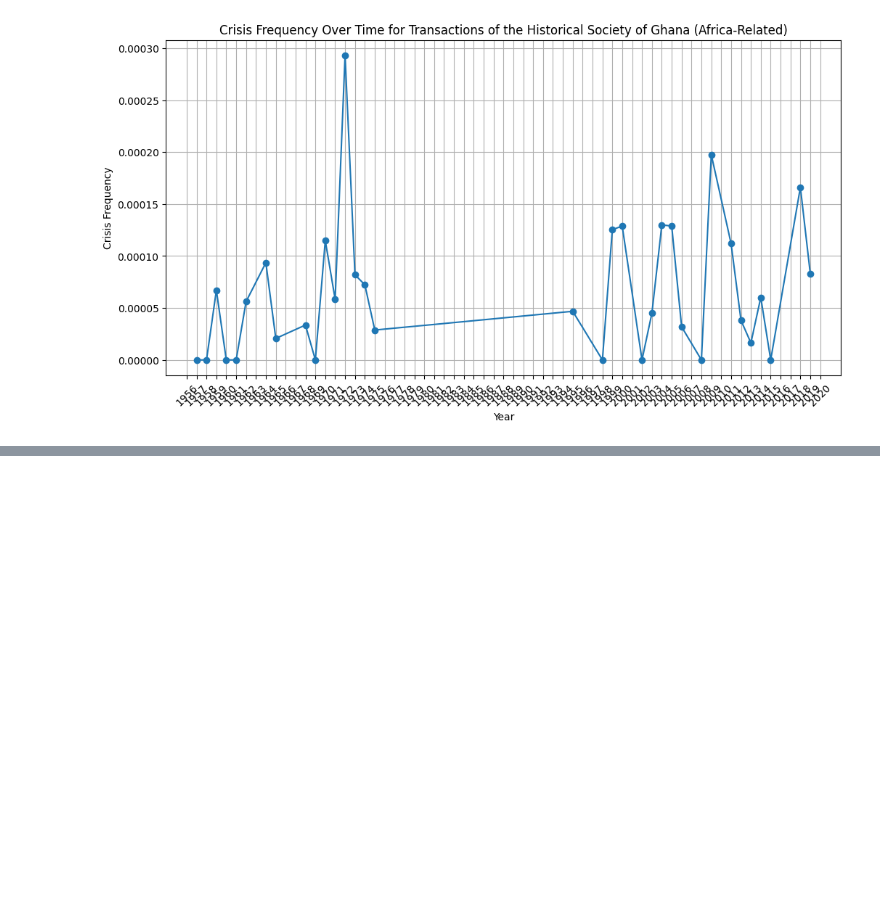
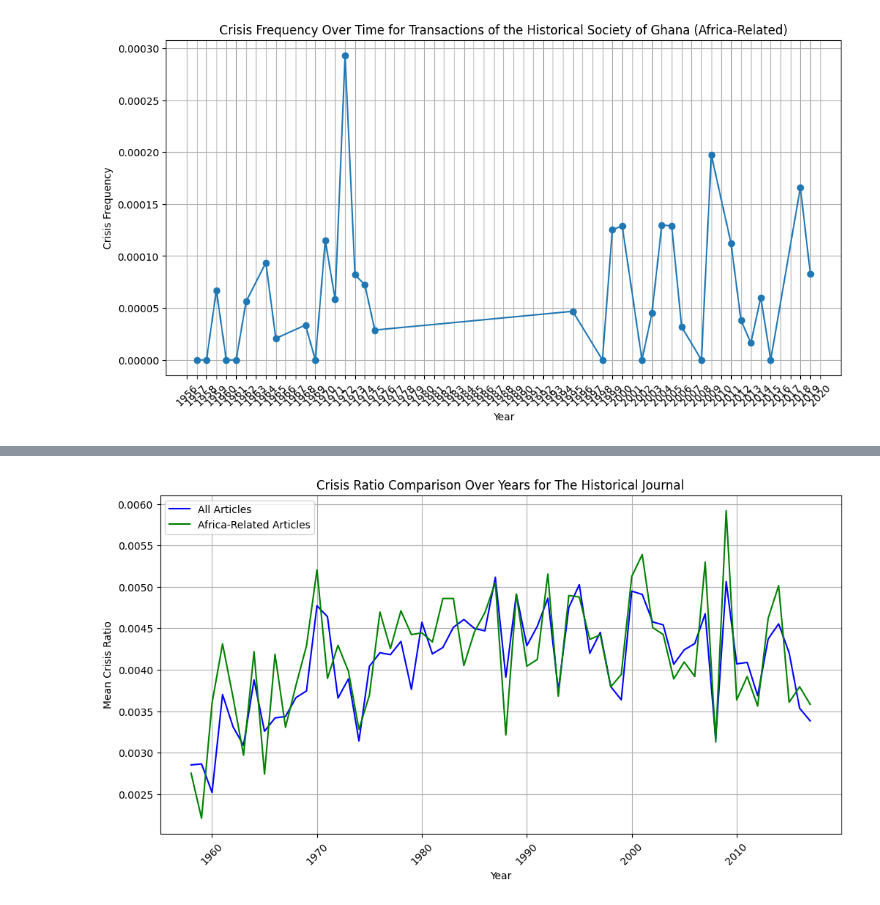
Before and after one commit to chattock/Africa, a Jupyter notebook: Part-2.ipynb, the cells around one changed output, grey strips where cells are left out. Saved outputs shown, nothing was run; the diff lists cells and outputs as text; code cells hidden in the pictures; blank space fills up the shorter version.

```diff
--- a/Part-2.ipynb
+++ b/Part-2.ipynb
@@ -470,0 +559,83 @@ See the caveats in the documentation: https://pandas.pydata.org/pandas-docs/stab
+# %%
+import json
+import pandas as pd
+import matplotlib.pyplot as plt
+
+# Define the function to calculate crisis ratio
+def calculate_crisis_ratio(full_text, word_count):
+    crisis_keywords = ['crisis', 'conflict', 'war', 'famine', 'disaster', 'emergency']
+    text = ' '.join(full_text).lower()
+    crisis_count = sum(text.count(keyword) for keyword in crisis_keywords)
+    return crisis_count / word_count if word_count > 0 else 0
+
+# Load data
+file_path = "part-1.jsonl"
+data = []
+with open(file_path, 'r', encoding='utf-8') as file:
+    for line in file:
+        data.append(json.loads(line))
+
+# Convert to DataFrame
+df = pd.DataFrame(data)
+
+# Filter for specific journals
+selected_journals = [
+    "The Historical Journal",
+    "Past & Present",
+    "History Workshop Journal"
+]
+
+df = df[df['isPartOf'].isin(selected_journals)]
+
+# Calculate crisis ratio for all articles
+df['crisis_ratio'] = df.apply(lambda row: calculate_crisis_ratio(row['fullText'], row['wordCount']), axis=1)
+
+# Filter Africa-related articles
+africa_keywords = [
+    'africa', 'nigeria', 'kenya', 'ghana', 'egypt', 'south africa', 'cairo',
+    'lagos', 'nairobi', 'accra', 'johannesburg', 'algeria', 'morocco', 'tanzania',
+    'uganda', 'ethiopia', 'zambia', 'zimbabwe', 'senegal', 'tunisia', 'sudan',
+    'angola', 'cameroon', 'ivory coast', 'madagascar', 'mozambique', 'rwanda',
+    'libya', 'mali', 'malawi', 'botswana', 'namibia', 'burundi', 'chad',
+    'congo', 'drc', 'eritrea', 'gabon', 'gambia', 'guinea', 'lesotho',
+    'liberia', 'mauritania', 'mauritius', 'niger', 'seychelles', 'sierra leone',
+    'somalia', 'eswatini', 'togo', 'benin', 'burkina faso', 'cape verde',
+    'comoros', 'djibouti', 'equatorial guinea', 'western sahara'
+]
+
+df_africa_related = df[
+    df['fullText'].apply(lambda text_list: any(keyword in ' '.join(text_list).lower() for keyword in africa_keywords))
+]
+
+# Calculate crisis ratio for Africa-related articles
+df_africa_related['crisis_ratio'] = df_africa_related.apply(
+    lambda row: calculate_crisis_ratio(row['fullText'], row['wordCount']),
+    axis=1
+)
+
+# Group by 'isPartOf' and 'publicationYear', then calculate mean crisis ratio
+crisis_ratio_all = df.groupby(['isPartOf', 'publicationYear'])['crisis_ratio'].mean().reset_index()
+crisis_ratio_africa = df_africa_related.groupby(['isPartOf', 'publicationYear'])['crisis_ratio'].mean().reset_index()
+
+# Merge dataframes
+crisis_ratio_comparison = pd.merge(
+    crisis_ratio_all,
+    crisis_ratio_africa,
+    on=['isPartOf', 'publicationYear'],
+    suffixes=('_all', '_africa')
+)
+
+# Plot for each selected journal
+for journal in selected_journals:
+    plt.figure(figsize=(12, 6))
+    journal_data = crisis_ratio_comparison[crisis_ratio_comparison['isPartOf'] == journal]
+    plt.plot(journal_data['publicationYear'], journal_data['crisis_ratio_all'], label='All Articles', color='blue')
+    plt.plot(journal_data['publicationYear'], journal_data['crisis_ratio_africa'], label='Africa-Related Articles', color='green')
+    plt.title(f'Crisis Ratio Comparison Over Years for {journal}')
+    plt.xlabel('Year')
+    plt.ylabel('Mean Crisis Ratio')
+    plt.legend()
+    plt.grid(True)
+    plt.xticks(rotation=45)
+    plt.show()
+# %% [output]
@@ -470,0 +647 @@ See the caveats in the documentation: https://pandas.pydata.org/pandas-docs/stab
+[figure, added]
```
Also changed, not shown: parts of 4 cells of this notebook.
